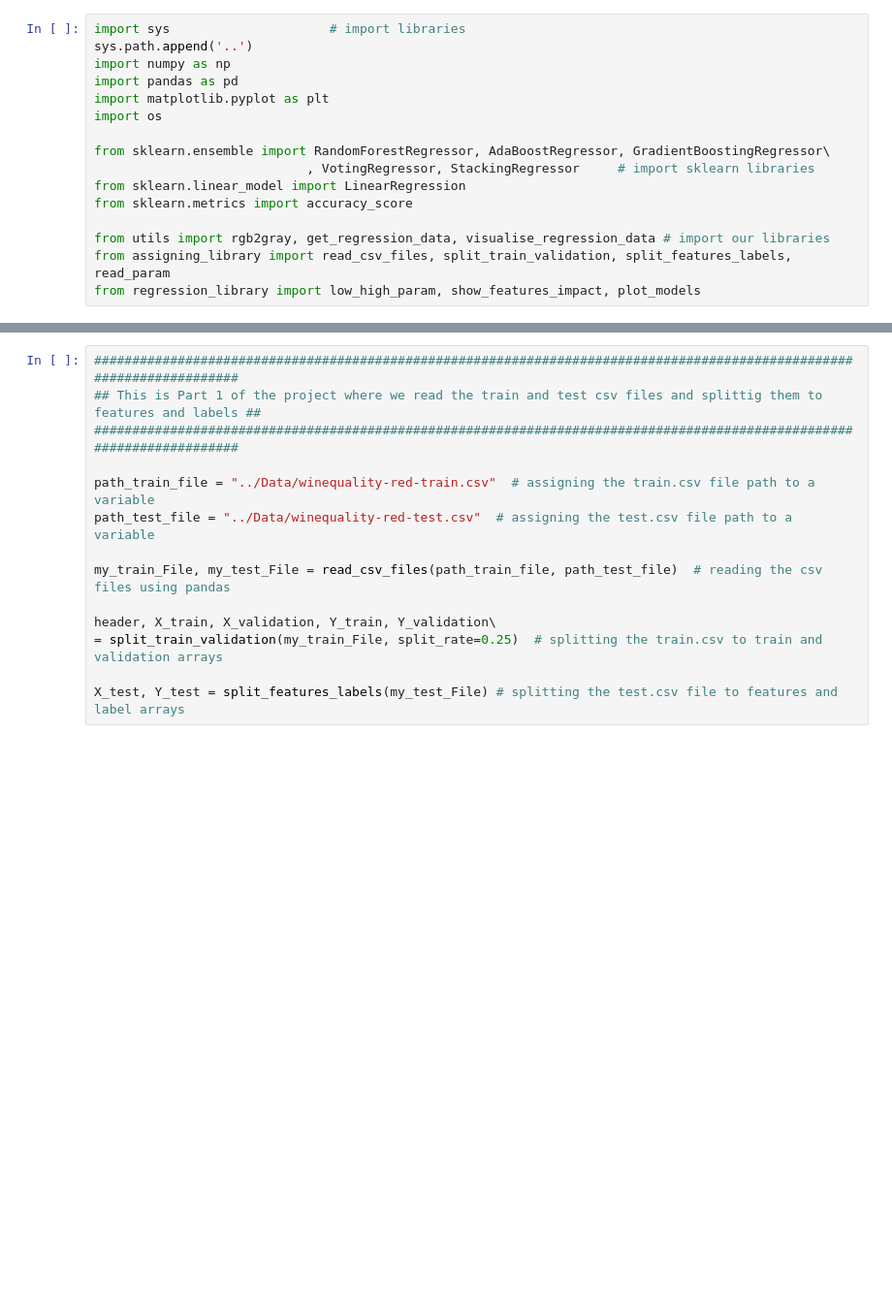
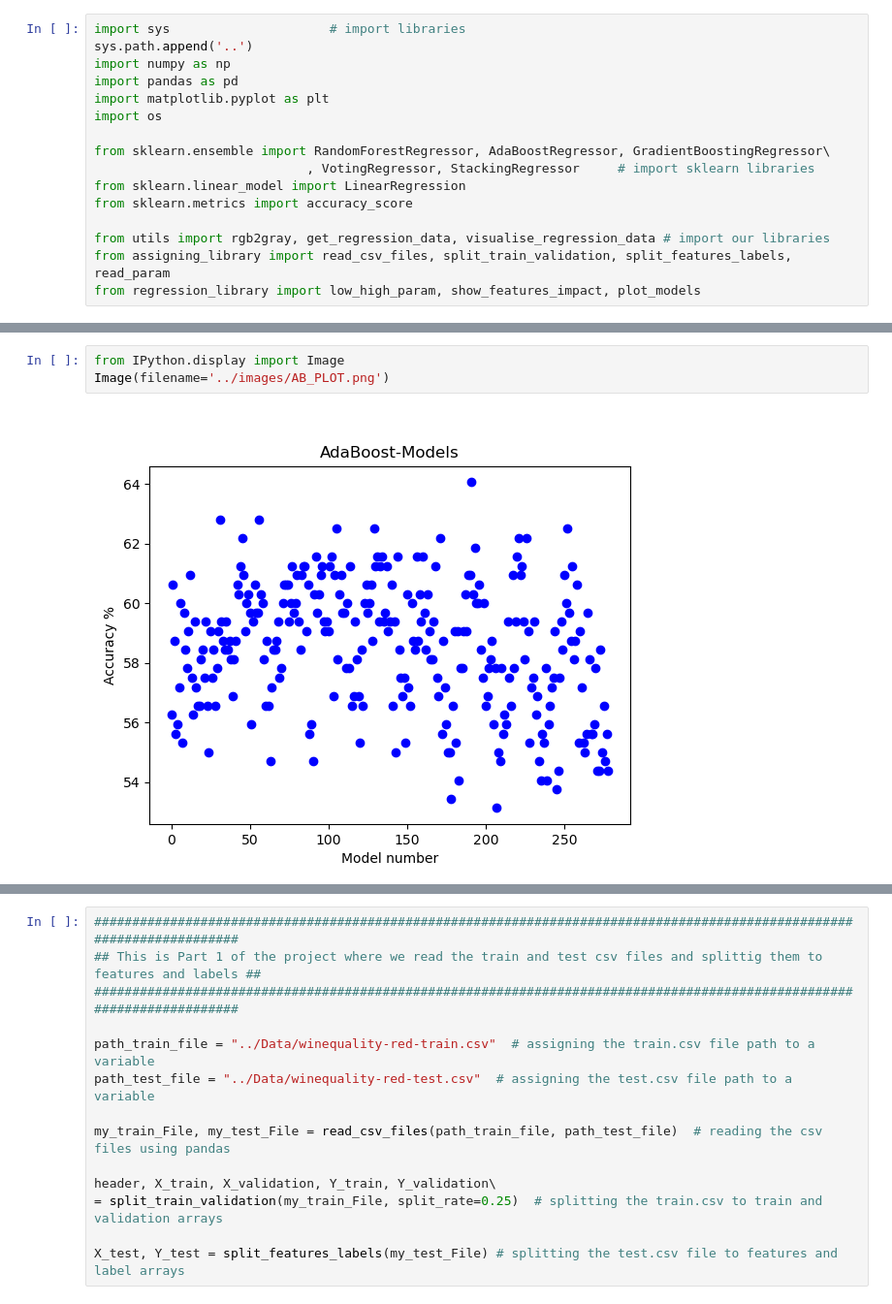
Before and after one commit to Farhad1353/Projects, a Jupyter notebook: ML_Project/ML_Project.ipynb, the cells around one changed output, grey strips where cells are left out. Shown: that part at 97% size. Drawn from its saved outputs; the diff is of its cells as text; blank space fills up the shorter version.

```diff
--- a/ML_Project/ML_Project.ipynb
+++ b/ML_Project/ML_Project.ipynb
@@ -16,0 +36,5 @@ from regression_library import low_high_param, show_features_impact, plot_models
+# %%
+from IPython.display import Image
+Image(filename='../images/AB_PLOT.png')
+# %% [output]
+[figure, added]
```
Also changed, not shown: parts of 20 cells of this notebook, 9 other files.
